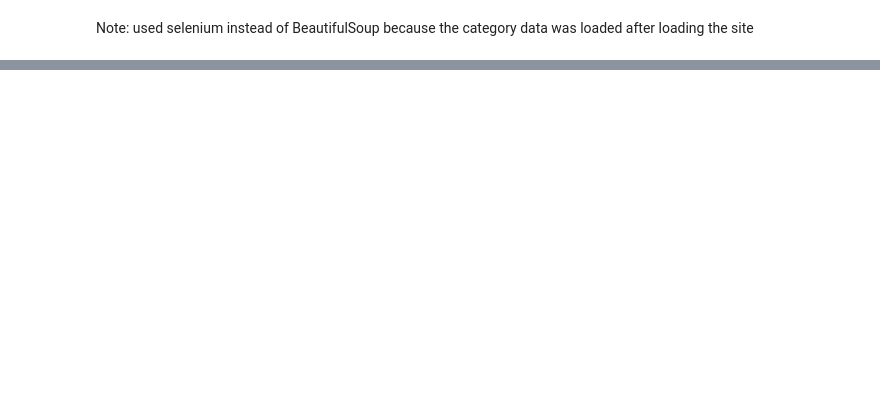
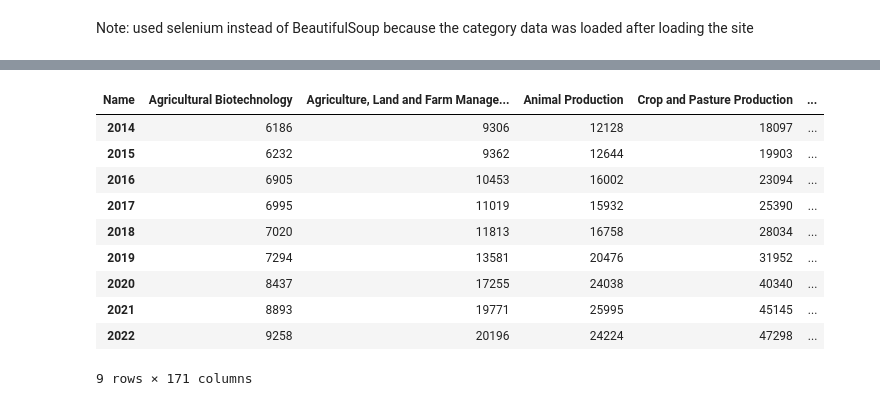
Before and after one commit to yying1/Py_personal, a Jupyter notebook: Learning/Other/Analyze Research Publication Data to Identify Trends.ipynb, the cells around one changed output, grey strips where cells are left out. Cells and saved outputs as stored; diff of their text form; code cells hidden in the pictures; blank space fills up the shorter version.

```diff
--- a/Learning/Other/Analyze Research Publication Data to Identify Trends.ipynb
+++ b/Learning/Other/Analyze Research Publication Data to Identify Trends.ipynb
@@ -82,0 +121,14 @@ research_data
+# %%
+display(df_plot.T)
+# %% [output]
+| Name | Agricultural Biotechnology | Agriculture, Land and Farm Manage... | Animal Production | Crop and Pasture Production | ... |
+| 2014 | 6186 | 9306 | 12128 | 18097 | ... |
+| 2015 | 6232 | 9362 | 12644 | 19903 | ... |
+| 2016 | 6905 | 10453 | 16002 | 23094 | ... |
+| 2017 | 6995 | 11019 | 15932 | 25390 | ... |
+| 2018 | 7020 | 11813 | 16758 | 28034 | ... |
+| 2019 | 7294 | 13581 | 20476 | 31952 | ... |
+| 2020 | 8437 | 17255 | 24038 | 40340 | ... |
+| 2021 | 8893 | 19771 | 25995 | 45145 | ... |
+| 2022 | 9258 | 20196 | 24224 | 47298 | ... |
+9 rows × 171 columns
```
Also changed, not shown: parts of 8 cells of this notebook.
